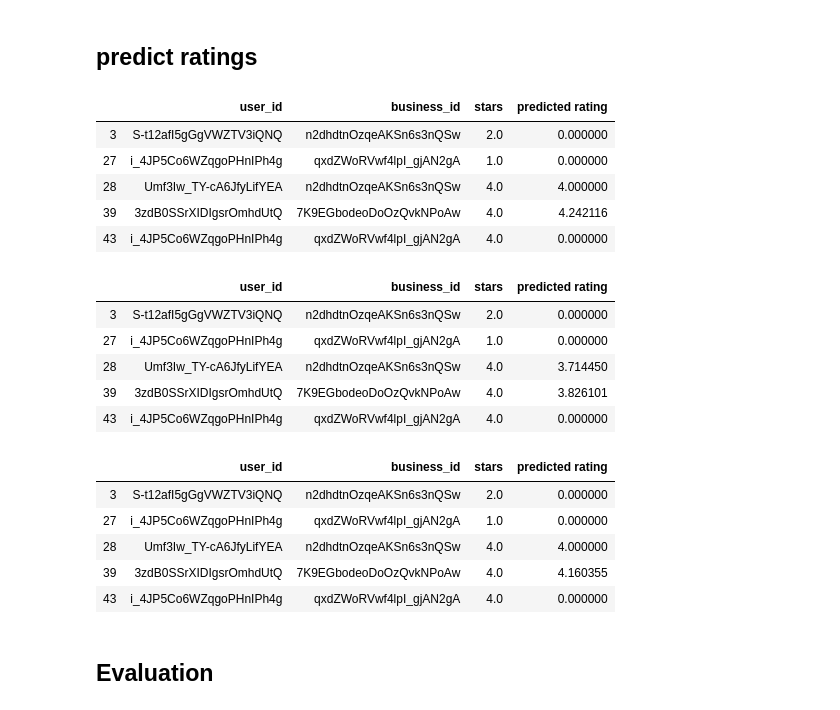
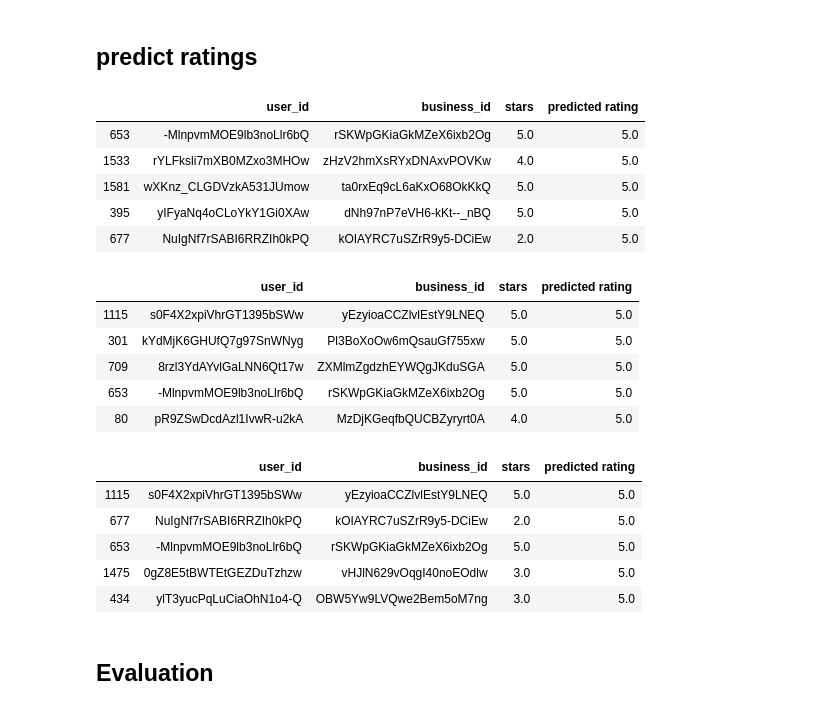
Before and after one commit to UhhBart/ci-yelp, a Jupyter notebook: Item based Filtering V2.ipynb, the cells around one changed output. Saved outputs shown, nothing was run; the diff lists cells and outputs as text; code cells hidden in the pictures.

```diff
--- a/Item based Filtering V2.ipynb
+++ b/Item based Filtering V2.ipynb
@@ -153,33 +153,33 @@ def predict_vectors(user_ratings, similarities):
         return 0
     return np.dot(relevant_ratings, similarities_s)/norm
 # %%
-predicted_item_based_cosine = predict_ratings(cosine_similarity_ratings, review_utitity_ratings, reviews_test[['user_id', 'business_id', 'stars']]).head(20)
+predicted_item_based_cosine = predict_ratings(cosine_similarity_ratings, review_utitity_ratings, reviews_test[['user_id', 'business_id', 'stars']]).sort_values(by="predicted rating", ascending=False).head(20)
 display(predicted_item_based_cosine.head(5))
 
-predicted_item_based_euclidean = predict_ratings(euclidean_similarity_ratings, review_utitity_ratings, reviews_test[['user_id', 'business_id', 'stars']]).head(20)
+predicted_item_based_euclidean = predict_ratings(euclidean_similarity_ratings, review_utitity_ratings, reviews_test[['user_id', 'business_id', 'stars']]).sort_values(by="predicted rating", ascending=False).head(20)
 display(predicted_item_based_euclidean.head(5))
 
-predicted_item_based_polynomial = predict_ratings(polynomial_similarity_ratings, review_utitity_ratings, reviews_test[['user_id', 'business_id', 'stars']]).head(20)
+predicted_item_based_polynomial = predict_ratings(polynomial_similarity_ratings, review_utitity_ratings, reviews_test[['user_id', 'business_id', 'stars']]).sort_values(by="predicted rating", ascending=False).head(20)
 display(predicted_item_based_polynomial.head(5))
 # %% [output]
 |  | user_id | business_id | stars | predicted rating |
-| 3 | S-t12afI5gGgVWZTV3iQNQ | n2dhdtnOzqeAKSn6s3nQSw | 2.0 | 0.000000 |
-| 27 | i_4JP5Co6WZqgoPHnIPh4g | qxdZWoRVwf4lpI_gjAN2gA | 1.0 | 0.000000 |
-| 28 | Umf3Iw_TY-cA6JfyLifYEA | n2dhdtnOzqeAKSn6s3nQSw | 4.0 | 4.000000 |
-| 39 | 3zdB0SSrXIDIgsrOmhdUtQ | 7K9EGbodeoDoOzQvkNPoAw | 4.0 | 4.242116 |
-| 43 | i_4JP5Co6WZqgoPHnIPh4g | qxdZWoRVwf4lpI_gjAN2gA | 4.0 | 0.000000 |
+| 653 | -MlnpvmMOE9lb3noLlr6bQ | rSKWpGKiaGkMZeX6ixb2Og | 5.0 | 5.0 |
+| 1533 | rYLFksli7mXB0MZxo3MHOw | zHzV2hmXsRYxDNAxvPOVKw | 4.0 | 5.0 |
+| 1581 | wXKnz_CLGDVzkA531JUmow | ta0rxEq9cL6aKxO68OkKkQ | 5.0 | 5.0 |
+| 395 | yIFyaNq4oCLoYkY1Gi0XAw | dNh97nP7eVH6-kKt--_nBQ | 5.0 | 5.0 |
+| 677 | NuIgNf7rSABI6RRZIh0kPQ | kOIAYRC7uSZrR9y5-DCiEw | 2.0 | 5.0 |
 |  | user_id | business_id | stars | predicted rating |
-| 3 | S-t12afI5gGgVWZTV3iQNQ | n2dhdtnOzqeAKSn6s3nQSw | 2.0 | 0.000000 |
-| 27 | i_4JP5Co6WZqgoPHnIPh4g | qxdZWoRVwf4lpI_gjAN2gA | 1.0 | 0.000000 |
-| 28 | Umf3Iw_TY-cA6JfyLifYEA | n2dhdtnOzqeAKSn6s3nQSw | 4.0 | 3.714450 |
-| 39 | 3zdB0SSrXIDIgsrOmhdUtQ | 7K9EGbodeoDoOzQvkNPoAw | 4.0 | 3.826101 |
-| 43 | i_4JP5Co6WZqgoPHnIPh4g | qxdZWoRVwf4lpI_gjAN2gA | 4.0 | 0.000000 |
+| 1115 | s0F4X2xpiVhrGT1395bSWw | yEzyioaCCZlvlEstY9LNEQ | 5.0 | 5.0 |
+| 301 | kYdMjK6GHUfQ7g97SnWNyg | Pl3BoXoOw6mQsauGf755xw | 5.0 | 5.0 |
+| 709 | 8rzl3YdAYvlGaLNN6Qt17w | ZXMlmZgdzhEYWQgJKduSGA | 5.0 | 5.0 |
+| 653 | -MlnpvmMOE9lb3noLlr6bQ | rSKWpGKiaGkMZeX6ixb2Og | 5.0 | 5.0 |
+| 80 | pR9ZSwDcdAzl1IvwR-u2kA | MzDjKGeqfbQUCBZyryrt0A | 4.0 | 5.0 |
 |  | user_id | business_id | stars | predicted rating |
-| 3 | S-t12afI5gGgVWZTV3iQNQ | n2dhdtnOzqeAKSn6s3nQSw | 2.0 | 0.000000 |
-| 27 | i_4JP5Co6WZqgoPHnIPh4g | qxdZWoRVwf4lpI_gjAN2gA | 1.0 | 0.000000 |
-| 28 | Umf3Iw_TY-cA6JfyLifYEA | n2dhdtnOzqeAKSn6s3nQSw | 4.0 | 4.000000 |
-| 39 | 3zdB0SSrXIDIgsrOmhdUtQ | 7K9EGbodeoDoOzQvkNPoAw | 4.0 | 4.160355 |
-| 43 | i_4JP5Co6WZqgoPHnIPh4g | qxdZWoRVwf4lpI_gjAN2gA | 4.0 | 0.000000 |
+| 1115 | s0F4X2xpiVhrGT1395bSWw | yEzyioaCCZlvlEstY9LNEQ | 5.0 | 5.0 |
+| 677 | NuIgNf7rSABI6RRZIh0kPQ | kOIAYRC7uSZrR9y5-DCiEw | 2.0 | 5.0 |
+| 653 | -MlnpvmMOE9lb3noLlr6bQ | rSKWpGKiaGkMZeX6ixb2Og | 5.0 | 5.0 |
+| 1475 | 0gZ8E5tBWTEtGEZDuTzhzw | vHJlN629vOqgI40noEOdlw | 3.0 | 5.0 |
+| 434 | ylT3yucPqLuCiaOhN1o4-Q | OBW5Yw9LVQwe2Bem5oM7ng | 3.0 | 5.0 |
 # %% [markdown]
 ## Evaluation
 # %%
```
Also changed, not shown: parts of 3 cells of this notebook, 1 other file.
